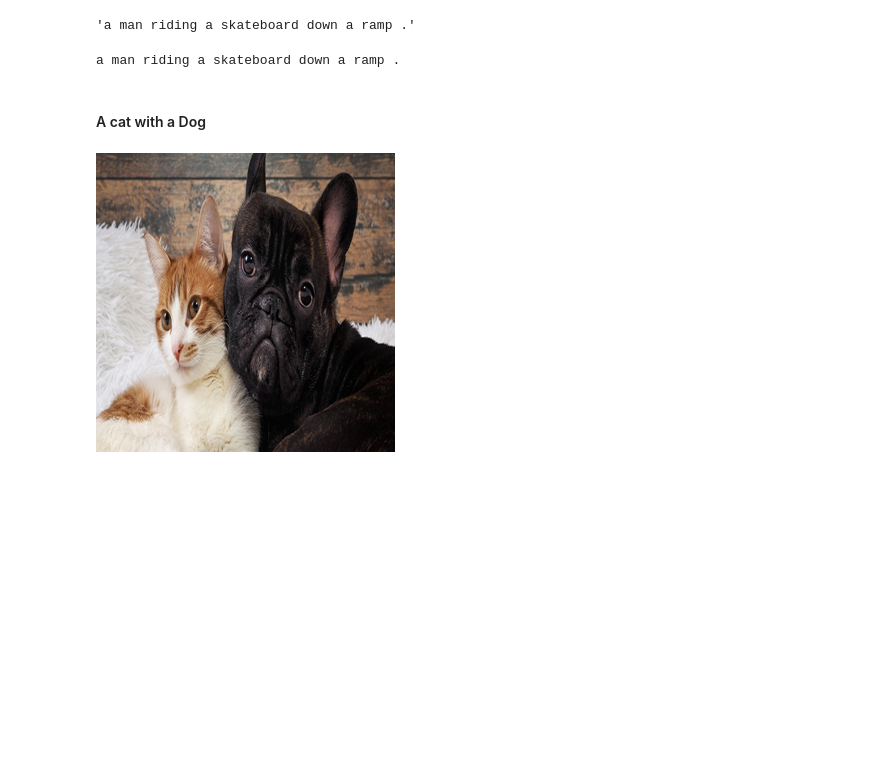
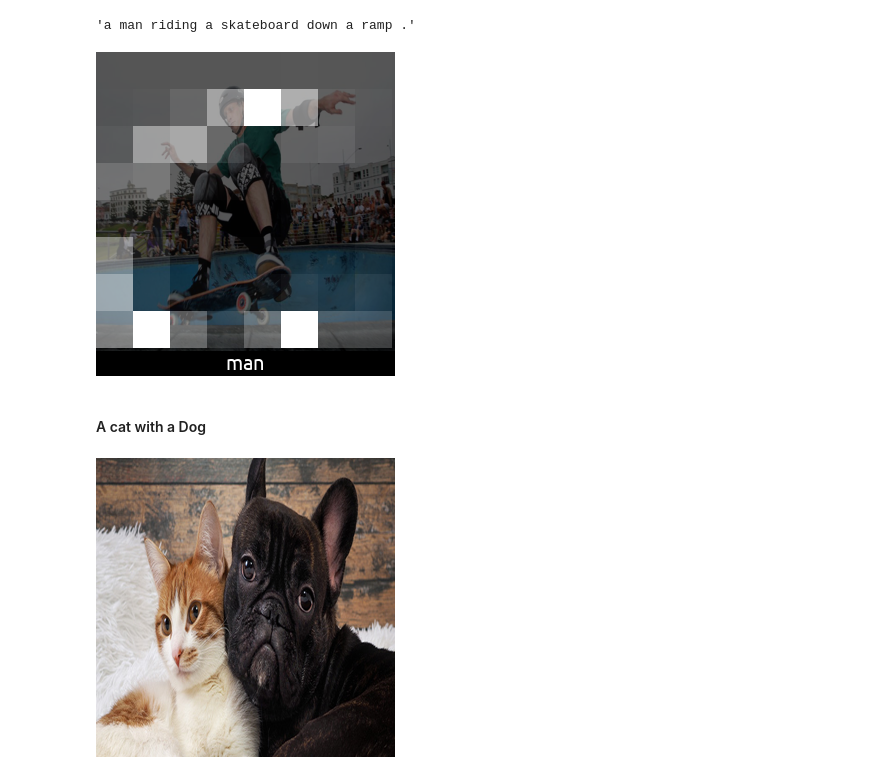
Before and after one commit to addward/ImageCaptioningNN, a Jupyter notebook: image_captionong_attention.ipynb, the cells around one changed output. Saved outputs shown, nothing was run; the diff lists cells and outputs as text; code cells hidden in the pictures; blank space fills up the shorter version.

```diff
--- a/image_captionong_attention.ipynb
+++ b/image_captionong_attention.ipynb
@@ -566,7 +574,8 @@ def generate_caption(image, caption_prefix='<bos>',
 
             inwordseq = torch.tensor([caption_prefix]).to(device)   # [batch, sent_len] = [1,caption_prefix_len]
             outword,att = network(vectors_neck, vectors_8x8, inwordseq) # [sent_len, batch, vocab_size] = [caption_prefix_len+1,1,vocab_size]
-            atts.append(att.to('cpu').numpy().flatten())
+
+            atts.append(att[-1].to('cpu').numpy().flatten()) # [64]
             outword = outword.to('cpu')[-1].squeeze()/t             # [vocab_size]
             outword = F.softmax(outword, dim=0)
             if sample == False:
@@ -578,6 +587,30 @@ def generate_caption(image, caption_prefix='<bos>',
             if vocab.words[idx] == vocab.eos:
                 break
     return vocab.idx_to_sent(caption_prefix), atts
+# %%
+from PIL import Image, ImageDraw, ImageFont
+import numpy as np
+
+def show_attention(att, img, word):
+    darken_layer = Image.new('RGBA', img.size, (0, 0, 0, 170))
+    filter = Image.new('RGBA', img.size)
+    d = ImageDraw.Draw(filter)
+    for i in range(8):
+        for j in range(8):
+            d.rectangle([0+img.size[0]//8*i, 0+img.size[1]//8*j,
+                        img.size[0]//8*(i+1)-1, img.size[1]//8*(j+1)-1], (255,255,255, int(10*255 * att[i + j*8])))
+    darkened_img = Image.alpha_composite(img.convert('RGBA'), darken_layer)
+    img_att = Image.alpha_composite(darkened_img, filter)
+
+    #Let's add word at the bottom of the picture with attention weights
+
+    img_cap = img_att.crop((0,0,
+              img_att.size[0], img_att.size[1]+25)).convert('RGB')
+    font = ImageFont.truetype("Ubuntu-Regular.ttf", 20)
+    w,h = font.getsize(word)
+    draw = ImageDraw.Draw(img_cap)
+    draw.text((img.size[0]//2-w//2, img.size[1]), word, (255,255,255), font)
+    return img_cap
 # %% [markdown]
 ### Скачаем пару картинок, чтобы проверить качество:
 # %%
@@ -620,9 +668,12 @@ a man riding a skateboard down a ramp .
 # %% [output]
 'a man riding a skateboard down a ramp .'
 # %%
-print(' '.join(generate_caption(img, t=0.2, max_len=15, sample=False)[0][1:-1]))
+idx = 1
+
+words, att = generate_caption(img_arr, t=0.2, max_len=15, sample=False)
+show_attention(att[idx], img, words[idx+1])
 # %% [output]
-a man riding a skateboard down a ramp .
+[figure, added]
 # %% [markdown]
 #### A cat with a Dog
 # %%
```
Also changed, not shown: parts of 16 cells of this notebook, 4 other files.
